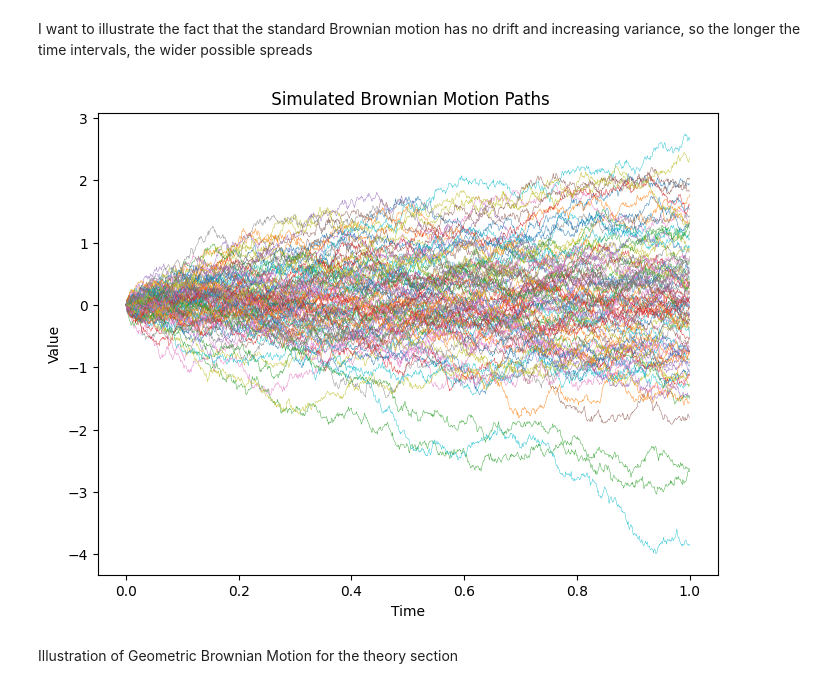
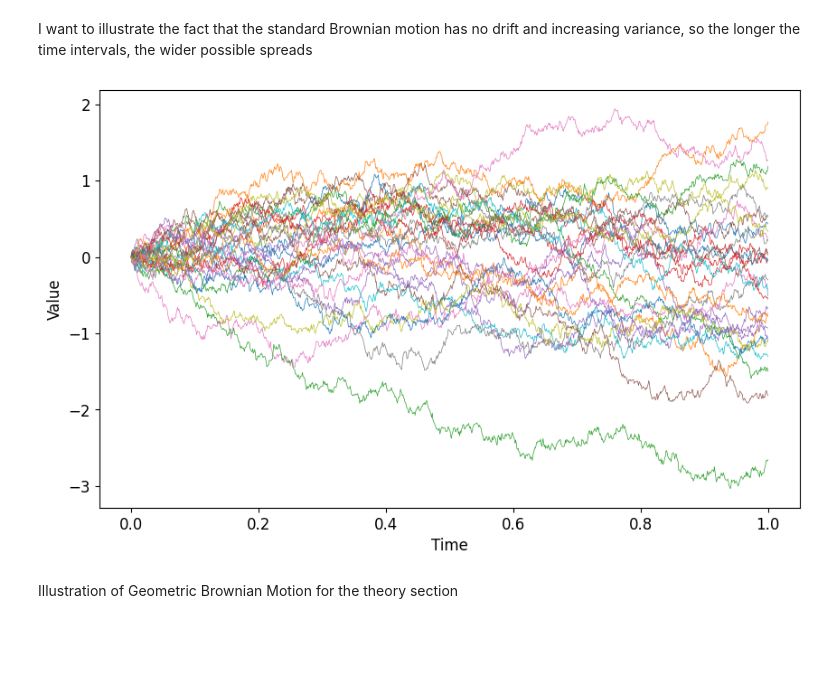
Before and after one commit to sofianbendt/Bachelor, a Jupyter notebook: BM_sim_bachelor.ipynb, the cells around one changed output. Saved outputs shown, nothing was run; the diff lists cells and outputs as text; code cells hidden in the pictures; blank space fills up the shorter version.

```diff
--- a/BM_sim_bachelor.ipynb
+++ b/BM_sim_bachelor.ipynb
@@ -14,40 +14,41 @@ def sim_BM(T, Ndt, Nsims=10):
     time = np.linspace(0, T, Ndt+1)
 
     # initialize the matrix for the RW
     W = np.zeros((Ndt+1,Nsims))
 
     # initial value of the process
     W[0,:] = 0
 
     # recursively simulate the process ( W[idx,:] is (1 , Nsims) )
     for i in range(Ndt):
         Z = np.random.normal(0,1,Nsims)
         W[i+1,:] = W[i,:] + np.sqrt(dt) * Z
     return time, W
 
 #Parameters
 T=1
 Ndt = 1000
 Npaths=100
 
 #Seed
 np.random.seed(123)
 
 #Simulate
 t, W = sim_BM(T,Ndt,Npaths)
 
 # plot the sample paths
-plt.figure(figsize=(8, 6))
-plt.plot(t, W[:,1:100], linewidth=0.3)
-plt.title(r" Simulated Brownian Motion Paths")
-plt.xlabel('Time')
-plt.ylabel('Value')
+plt.figure(figsize=(10, 6))
+plt.plot(t, W[:,1:30], linewidth=0.5)
+plt.xlabel('Time', fontsize=12)
+plt.ylabel('Value', fontsize=12)
+plt.xticks(fontsize = 12)
+plt.yticks(fontsize = 12)
 
-
+plt.savefig("BM_wealth_paths.pdf", bbox_inches="tight")
 
 plt.show()
 # %% [output]
-[figure, old version]
+[figure, new version]
 # %% [markdown]
 Illustration of Geometric Brownian Motion for the theory section
 # %%
```
Also changed, not shown: parts of 2 cells of this notebook.
